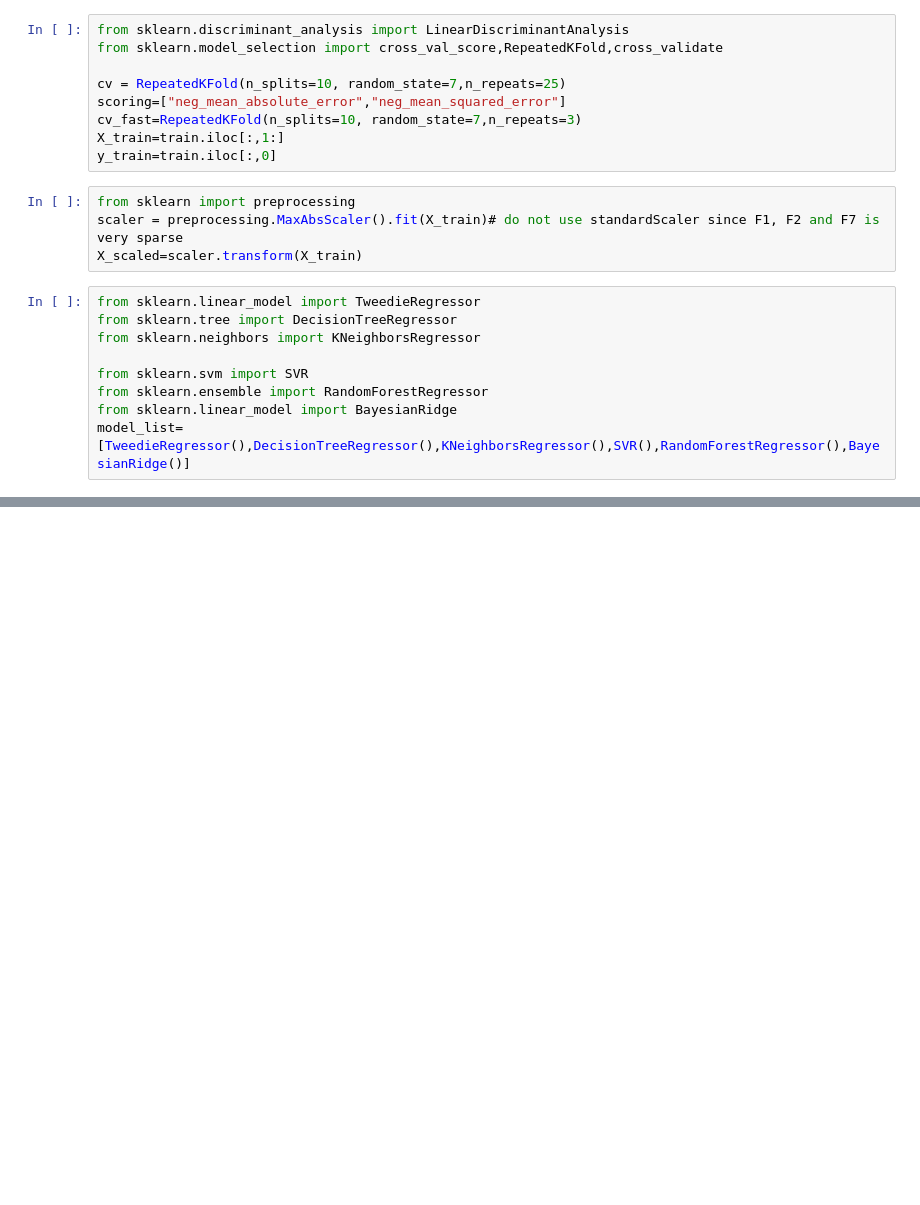
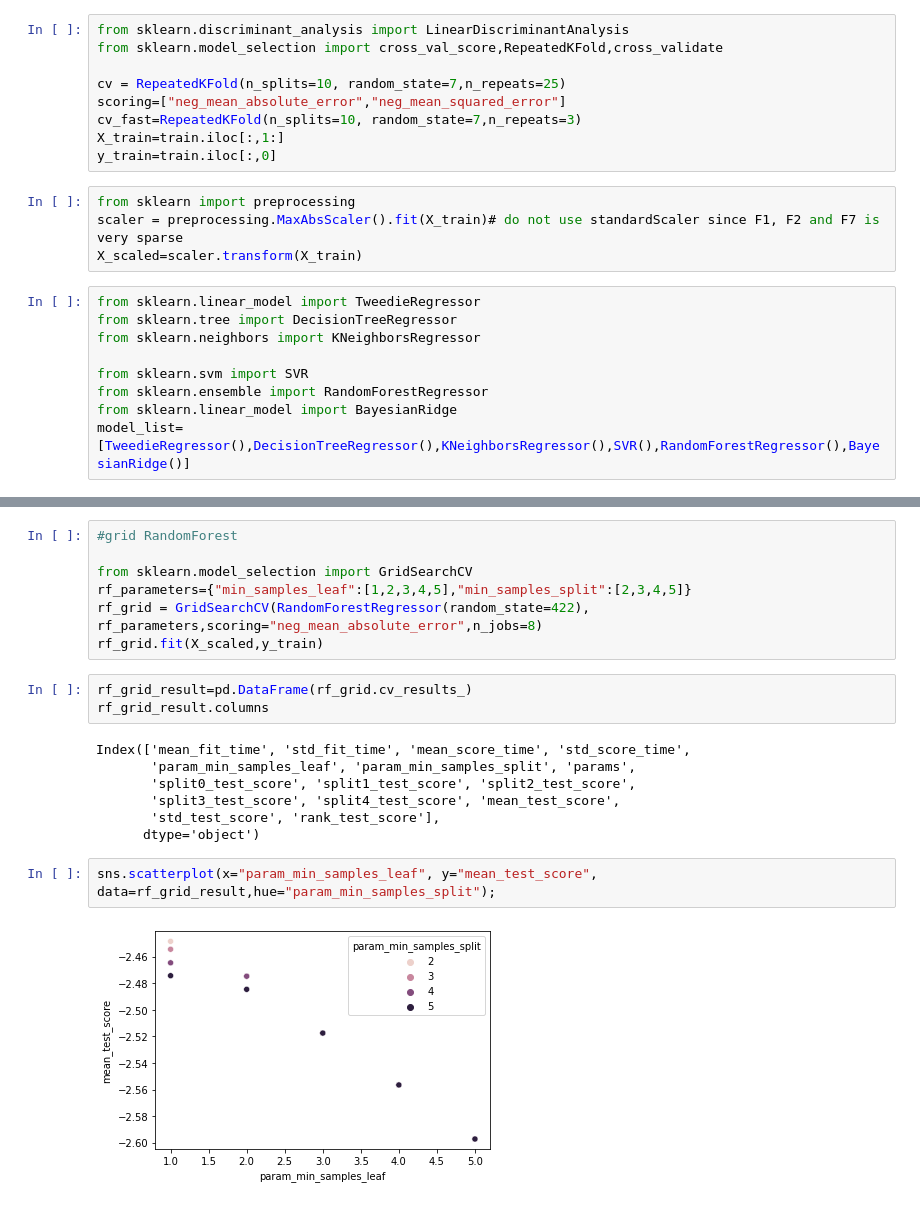
Before and after one commit to joofio/ds-curriculum, a Jupyter notebook: regression-ml/regression-ml.ipynb, the cells around one changed output, grey strips where cells are left out. Saved outputs shown, nothing was run; the diff lists cells and outputs as text; blank space fills up the shorter version.

```diff
--- a/regression-ml/regression-ml.ipynb
+++ b/regression-ml/regression-ml.ipynb
@@ -161,0 +173,21 @@ Wall time: 5.06 s
+# %%
+#grid RandomForest
+
+from sklearn.model_selection import GridSearchCV
+rf_parameters={"min_samples_leaf":[1,2,3,4,5],"min_samples_split":[2,3,4,5]}
+rf_grid = GridSearchCV(RandomForestRegressor(random_state=422), rf_parameters,scoring="neg_mean_absolute_error",n_jobs=8)
+rf_grid.fit(X_scaled,y_train)
+# %%
+rf_grid_result=pd.DataFrame(rf_grid.cv_results_)
+rf_grid_result.columns
+# %% [output]
+Index(['mean_fit_time', 'std_fit_time', 'mean_score_time', 'std_score_time',
+       'param_min_samples_leaf', 'param_min_samples_split', 'params',
+       'split0_test_score', 'split1_test_score', 'split2_test_score',
+       'split3_test_score', 'split4_test_score', 'mean_test_score',
+       'std_test_score', 'rank_test_score'],
+      dtype='object')
+# %%
+sns.scatterplot(x="param_min_samples_leaf", y="mean_test_score", data=rf_grid_result,hue="param_min_samples_split");
+# %% [output]
+[figure, added]
```
Also changed, not shown: parts of 16 cells of this notebook, 3 other files.
